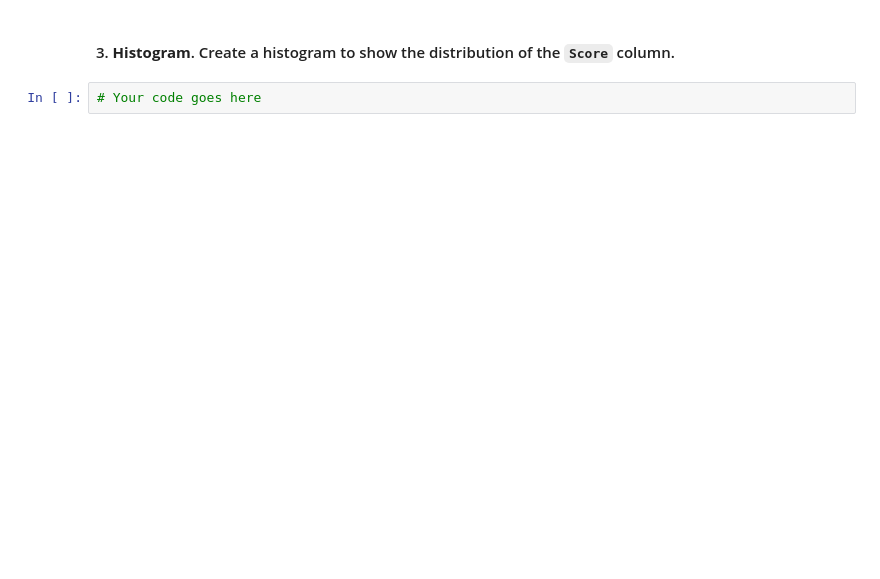
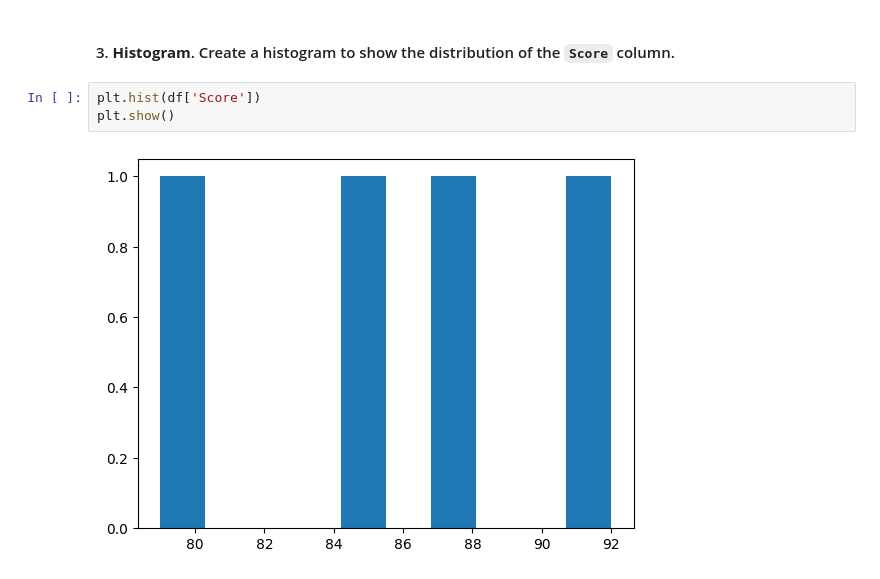
Before and after one commit to AlexandreMMueller/Python_Bootcamp, a Jupyter notebook: 02_exercises/Day-5.ipynb, the cells around one changed output. Saved outputs shown, nothing was run; the diff lists cells and outputs as text; blank space fills up the shorter version.

```diff
--- a/02_exercises/Day-5.ipynb
+++ b/02_exercises/Day-5.ipynb
@@ -69,4 +82,7 @@ import matplotlib.pyplot as plt
 # %% [markdown]
 #### 3. **Histogram**. Create a histogram to show the distribution of the `Score` column.
-# %%
-# Your code goes here
+# %%
+plt.hist(df['Score'])
+plt.show()
+# %% [output]
+[figure, added]
```
Also changed, not shown: parts of 3 cells of this notebook.
